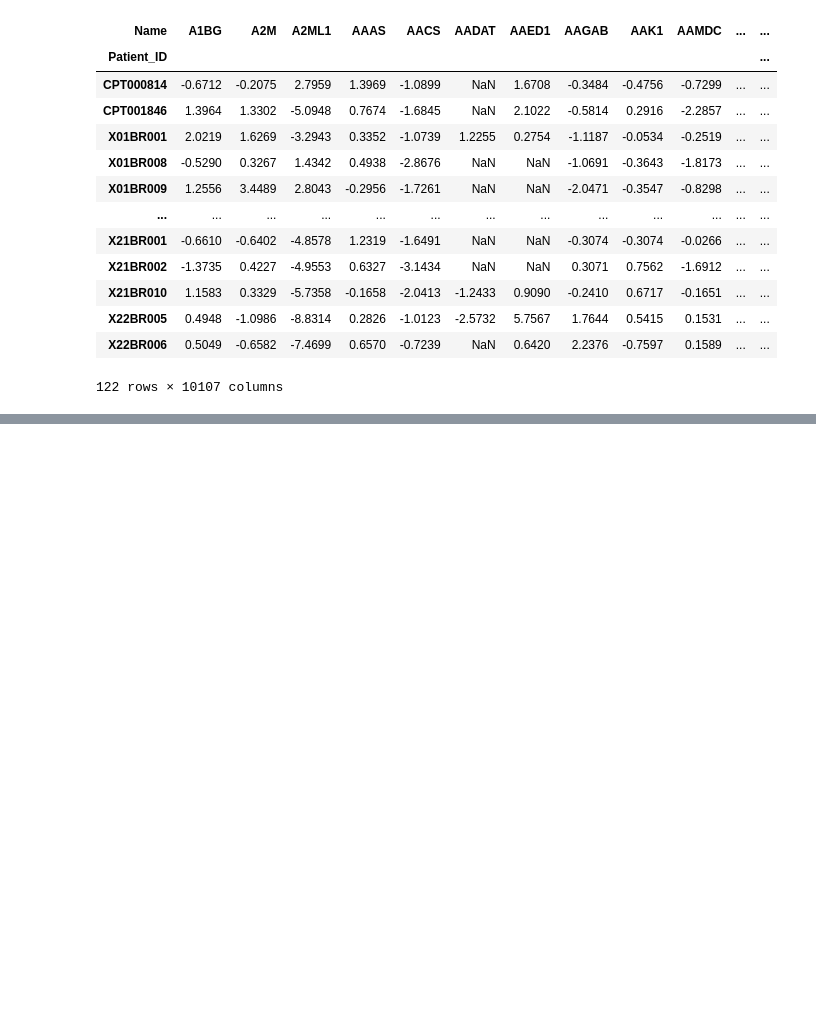
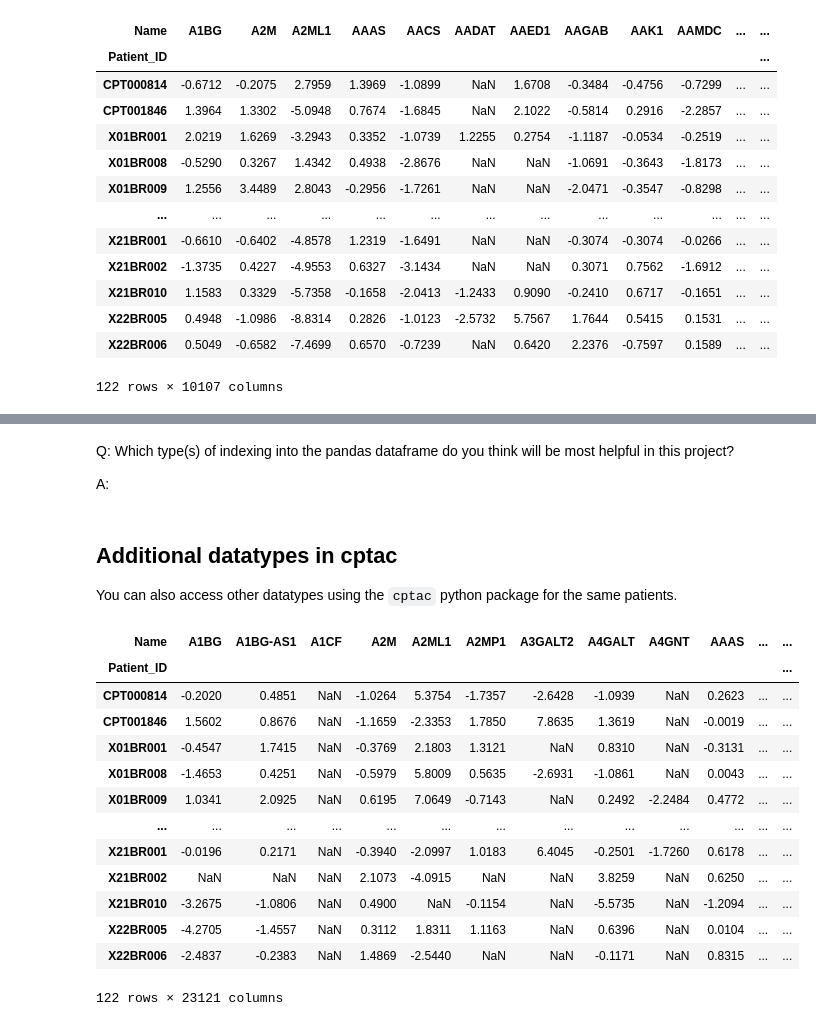
Before and after one commit to terencewtli/qbio_data_analysis, a Jupyter notebook: python_code/cptac_tutorial1.ipynb, the cells around one changed output, grey strips where cells are left out. Drawn from its saved outputs; the diff is of its cells as text; code cells hidden in the pictures; blank space fills up the shorter version.

Commit message:
continued working on cptac

```diff
--- a/python_code/cptac_tutorial1.ipynb
+++ b/python_code/cptac_tutorial1.ipynb
@@ -123,23 +110,2 @@ Name: A1BG, Length: 122, dtype: float64
 # %%
-# CPTAC python tutorial 1: downloading dataset
-
-import subprocess
-import sys
-
-def install(package):
-    subprocess.check_call([sys.executable, "-m", "pip", "install", package])
-
-install("cptac")
-import cptac
-
-cptac.list_datasets()
-cptac.download(dataset="Brca")
-br = cptac.Brca()
-# br.list_data()
-# proteomics = br.get_proteins()
-# samples = proteomicseomics.index
-# samples = proteomics.index
-# proteins = proteomics.columns
-# print("Samples:",samples[0:20].tolist()) #the first twenty samples
-# print("Proteins:",proteins[0:20].tolist()) #the first twenty proteins
-# proteomics.head()
+#Print out the columns of protein_data, using .columns
@@ -152,2 +111,0 @@ True
-# %%
-br = cptac.Brca()
@@ -153,0 +143,27 @@ br = cptac.Brca()
+# %% [markdown]
+Q: Which type(s) of indexing into the pandas dataframe do you think will be most helpful in this project?
+
+A:
+# %% [markdown]
+## Additional datatypes in cptac
+You can also access other datatypes using the `cptac` python package for the same patients.
+# %%
+rna_data = br.get_transcriptomics()
+clinical_data = br.get_clinical()
+# %%
+rna_data
+# %% [output]
+| Name | A1BG | A1BG-AS1 | A1CF | A2M | A2ML1 | A2MP1 | A3GALT2 | A4GALT | A4GNT | AAAS | ... | ... |
+| Patient_ID |  |  |  |  |  |  |  |  |  |  |  | ... |
+| CPT000814 | -0.2020 | 0.4851 | NaN | -1.0264 | 5.3754 | -1.7357 | -2.6428 | -1.0939 | NaN | 0.2623 | ... | ... |
+| CPT001846 | 1.5602 | 0.8676 | NaN | -1.1659 | -2.3353 | 1.7850 | 7.8635 | 1.3619 | NaN | -0.0019 | ... | ... |
+| X01BR001 | -0.4547 | 1.7415 | NaN | -0.3769 | 2.1803 | 1.3121 | NaN | 0.8310 | NaN | -0.3131 | ... | ... |
+| X01BR008 | -1.4653 | 0.4251 | NaN | -0.5979 | 5.8009 | 0.5635 | -2.6931 | -1.0861 | NaN | 0.0043 | ... | ... |
+| X01BR009 | 1.0341 | 2.0925 | NaN | 0.6195 | 7.0649 | -0.7143 | NaN | 0.2492 | -2.2484 | 0.4772 | ... | ... |
+| ... | ... | ... | ... | ... | ... | ... | ... | ... | ... | ... | ... | ... |
+| X21BR001 | -0.0196 | 0.2171 | NaN | -0.3940 | -2.0997 | 1.0183 | 6.4045 | -0.2501 | -1.7260 | 0.6178 | ... | ... |
+| X21BR002 | NaN | NaN | NaN | 2.1073 | -4.0915 | NaN | NaN | 3.8259 | NaN | 0.6250 | ... | ... |
+| X21BR010 | -3.2675 | -1.0806 | NaN | 0.4900 | NaN | -0.1154 | NaN | -5.5735 | NaN | -1.2094 | ... | ... |
+| X22BR005 | -4.2705 | -1.4557 | NaN | 0.3112 | 1.8311 | 1.1163 | NaN | 0.6396 | NaN | 0.0104 | ... | ... |
+| X22BR006 | -2.4837 | -0.2383 | NaN | 1.4869 | -2.5440 | NaN | NaN | -0.1171 | NaN | 0.8315 | ... | ... |
+122 rows × 23121 columns
```
Also changed, not shown: parts of 17 cells of this notebook.
